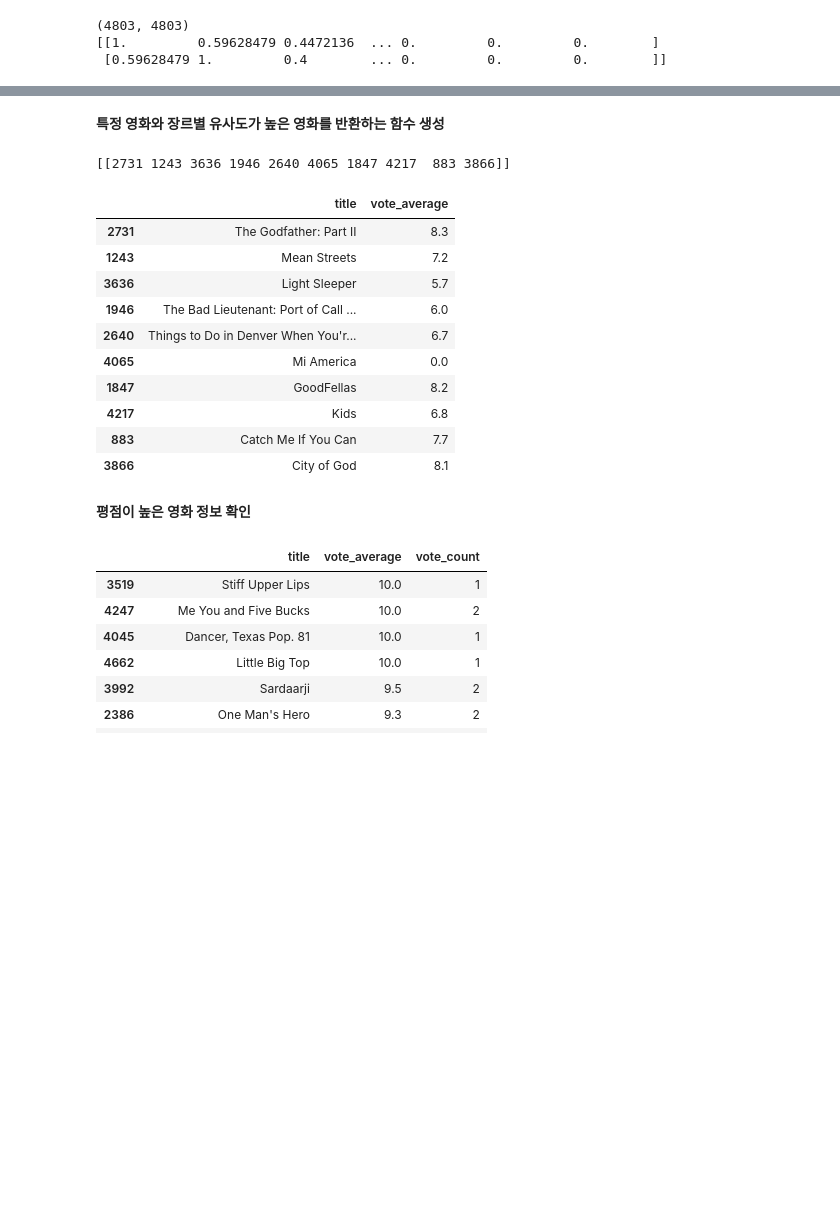
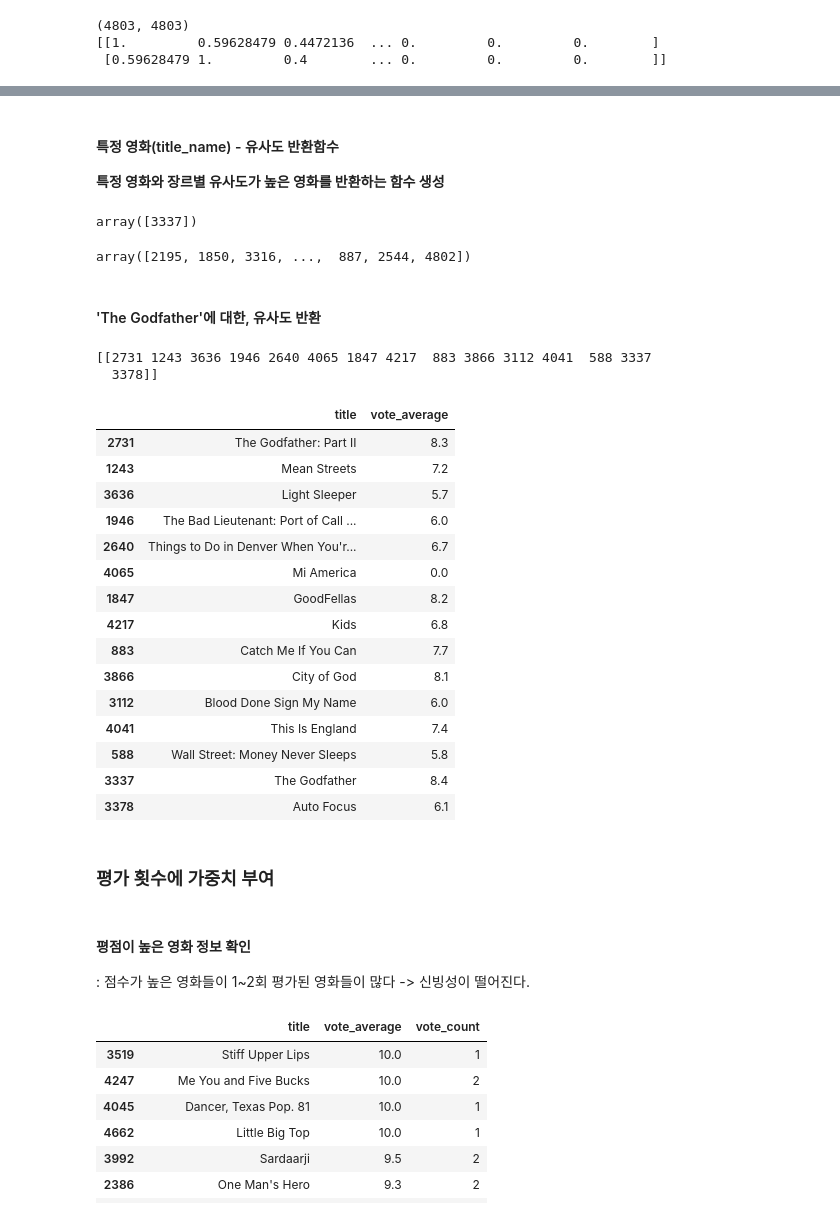
Before and after one commit to netsus/ML_PerfectGuide, a Jupyter notebook: 9장/9.1 컨텐츠 기반 필터링 실습 _ TMDB 5000 Movie Dataset.ipynb, the cells around one changed output, grey strips where cells are left out. Saved outputs shown, nothing was run; the diff lists cells and outputs as text; code cells hidden in the pictures; blank space fills up the shorter version.

```diff
--- a/9장/9.1 컨텐츠 기반 필터링 실습 _ TMDB 5000 Movie Dataset.ipynb
+++ b/9장/9.1 컨텐츠 기반 필터링 실습 _ TMDB 5000 Movie Dataset.ipynb
@@ -134,6 +170,15 @@ print(genre_sim_sorted_ind[:1])
 [[   0 3494  813 ... 3038 3037 2401]]
 # %% [markdown]
+#### 특정 영화(title_name) - 유사도 반환함수
 **특정 영화와 장르별 유사도가 높은 영화를 반환하는 함수 생성**
+# %%
+movies_df[movies_df.title=='The Godfather'].index.values
+# %% [output]
+array([3337])
+# %%
+genre_sim_sorted_ind[3]
+# %% [output]
+array([2195, 1850, 3316, ...,  887, 2544, 4802])
 # %%
 def find_sim_movie(df, sorted_ind, title_name, top_n=10):
 
@@ -154,21 +199,33 @@ def find_sim_movie(df, sorted_ind, title_name, top_n=10):
+# %% [markdown]
+#### 'The Godfather'에 대한, 유사도 반환
 # %%
-similar_movies = find_sim_movie(movies_df, genre_sim_sorted_ind, 'The Godfather',10)
+similar_movies = find_sim_movie(movies_df, genre_sim_sorted_ind, 'The Godfather',15)
 similar_movies[['title', 'vote_average']]
+# 14번째가 자기 자신
 # %% [output]
-[[2731 1243 3636 1946 2640 4065 1847 4217  883 3866]]
+[[2731 1243 3636 1946 2640 4065 1847 4217  883 3866 3112 4041  588 3337
+  3378]]
 |  | title | vote_average |
 | 2731 | The Godfather: Part II | 8.3 |
 | 1243 | Mean Streets | 7.2 |
 | 3636 | Light Sleeper | 5.7 |
 | 1946 | The Bad Lieutenant: Port of Call ... | 6.0 |
 | 2640 | Things to Do in Denver When You'r... | 6.7 |
 | 4065 | Mi America | 0.0 |
 | 1847 | GoodFellas | 8.2 |
 | 4217 | Kids | 6.8 |
 | 883 | Catch Me If You Can | 7.7 |
 | 3866 | City of God | 8.1 |
+| 3112 | Blood Done Sign My Name | 6.0 |
+| 4041 | This Is England | 7.4 |
+| 588 | Wall Street: Money Never Sleeps | 5.8 |
+| 3337 | The Godfather | 8.4 |
+| 3378 | Auto Focus | 6.1 |
+# %% [markdown]
+### 평가 횟수에 가중치 부여
 # %% [markdown]
-**평점이 높은 영화 정보 확인**
+#### **평점이 높은 영화 정보 확인**
+: 점수가 높은 영화들이 1~2회 평가된 영화들이 많다 -> 신빙성이 떨어진다.
 # %%
 movies_df[['title','vote_average','vote_count']].sort_values('vote_average', ascending=False)[:10]
 # %% [output]
```
Also changed, not shown: parts of 19 cells of this notebook.
